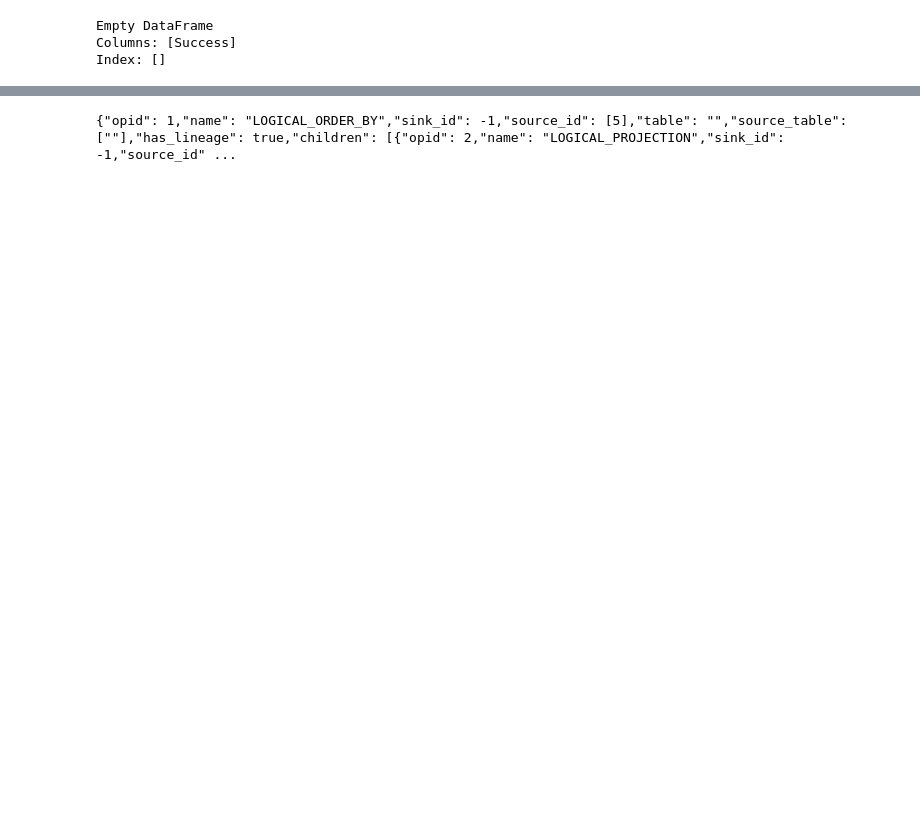
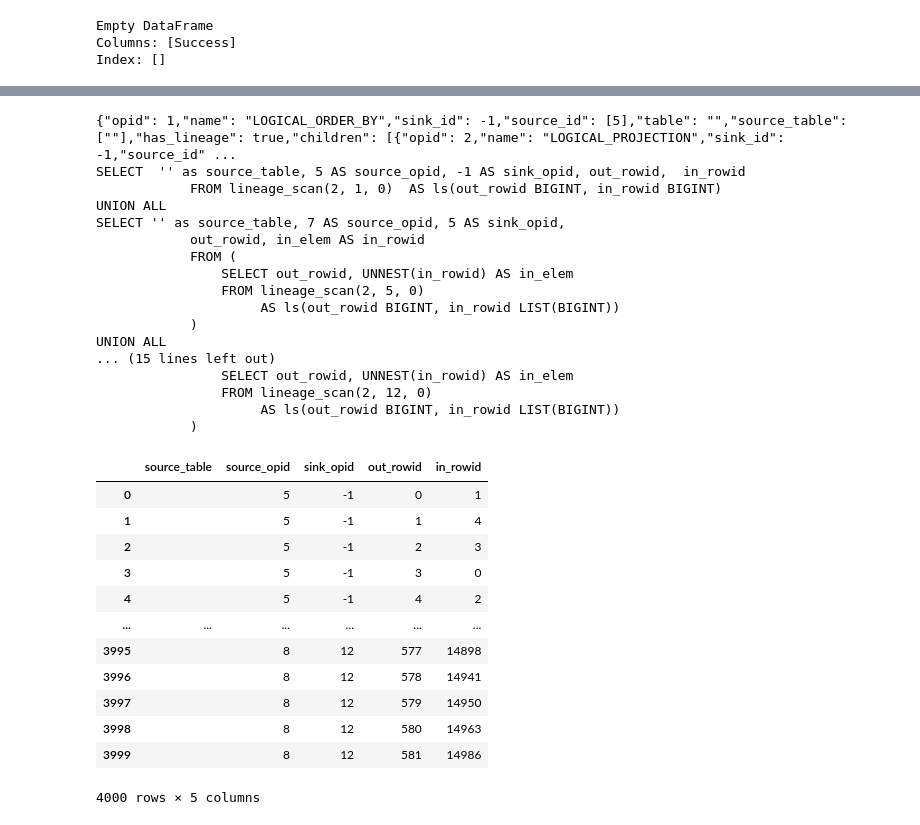
Before and after one commit to haneensa/lineage, a Jupyter notebook: scripts/lineage_api.ipynb, the cells around one changed output, grey strips where cells are left out. Cells and saved outputs as stored; diff of their text form; code cells hidden in the pictures; blank space fills up the shorter version.

```diff
--- a/scripts/lineage_api.ipynb
+++ b/scripts/lineage_api.ipynb
@@ -100,5 +123,16 @@ SELECT l_returnflag, l_linestatus, sum(l_quantity) AS sum_qty, sum(l_extendedpri
 # %%
 # TODO: construct lineage queries for delim
+
+def get_plan():
+    meta = con.execute("select * from pragma_latest_qid()").df()
+    if len(meta) == 0: return None, None
+    latest = len(meta)-1
+    query_id = meta['query_id'][latest]
+    plan_str = meta['plan'][latest]
+    print(plan_str)
+    plan_safe = re.sub(r": (\w+)", r': "\1"', plan_str)
+    plan = ast.literal_eval(plan_safe)
+    return plan, query_id
 
 # TODO: support delim join
 def extract_lineage_queries(query_id, node):
@@ -109,7 +143,7 @@ def extract_lineage_queries(query_id, node):
     has_lineage = node.get("has_lineage", "false") == "true"
     children = node.get("children", [])
     is_join = "JOIN" in node["name"] and len(children) == 2
-    needs_unnest = node["name"] in ["LOGICAL_AGGREGATE_AND_GROUP_BY"]
+    needs_unnest = node["name"] in ["LOGICAL_AGGREGATE_AND_GROUP_BY", "LOGICAL_DELIM_GET"]
     has_children = children != "NULL" and children != None
     # If current node has lineage, emit a query
     if has_lineage:
@@ -122,33 +156,63 @@ def extract_lineage_queries(query_id, node):
             out_rowid, in_elem AS in_rowid
             FROM (
                 SELECT out_rowid, UNNEST(in_rowid) AS in_elem
                 FROM lineage_scan({query_id}, {opid}, 0)
                      AS ls(out_rowid BIGINT, in_rowid LIST(BIGINT))
             )
             """.strip())
         else:
             queries.append(f"""SELECT  '{src_table}' as source_table, {src_opid} AS source_opid, {parent_id} AS sink_opid, out_rowid,  in_rowid
             FROM lineage_scan({query_id}, {opid}, 0)  AS ls(out_rowid BIGINT, in_rowid BIGINT)""".strip())
         if is_join:
             rhs_opid = node["source_id"][1]
             rhs_table = node["source_table"][1]
             queries.append(f"""SELECT  '{rhs_table}' as source_table, {rhs_opid} AS source_opid, {parent_id} AS sink_opid, out_rowid,  in_rowid
             FROM lineage_scan({query_id}, {opid}, 1)  AS ls(out_rowid BIGINT, in_rowid BIGINT)""".strip())
 
     if not has_children: return queries
     for i, child in enumerate(children):
         queries.extend(extract_lineage_queries(query_id, child))
 
     return queries
 
 plan, query_id = get_plan()
-#lineage = None
+lineage = None
 if plan:
     queries = extract_lineage_queries(query_id, plan)
     final_sql = "\nUNION ALL\n".join(queries)
-    #print(final_sql)
-    #lineage = con.execute(final_sql).df()
+    print(final_sql)
+    lineage = con.execute(final_sql).df()
+lineage
     #con.execute("PRAGMA clear_lineage")
 #lineage
 # %% [output]
 {"opid": 1,"name": "LOGICAL_ORDER_BY","sink_id": -1,"source_id": [5],"table": "","source_table": [""],"has_lineage": true,"children": [{"opid": 2,"name": "LOGICAL_PROJECTION","sink_id": -1,"source_id" ...
+SELECT  '' as source_table, 5 AS source_opid, -1 AS sink_opid, out_rowid,  in_rowid
+            FROM lineage_scan(2, 1, 0)  AS ls(out_rowid BIGINT, in_rowid BIGINT)
+UNION ALL
+SELECT '' as source_table, 7 AS source_opid, 5 AS sink_opid,
+            out_rowid, in_elem AS in_rowid
+            FROM (
+                SELECT out_rowid, UNNEST(in_rowid) AS in_elem
+                FROM lineage_scan(2, 5, 0)
+                     AS ls(out_rowid BIGINT, in_rowid LIST(BIGINT))
+            )
+UNION ALL
+... (15 lines left out)
+                SELECT out_rowid, UNNEST(in_rowid) AS in_elem
+                FROM lineage_scan(2, 12, 0)
+                     AS ls(out_rowid BIGINT, in_rowid LIST(BIGINT))
+            )
+|  | source_table | source_opid | sink_opid | out_rowid | in_rowid |
+| 0 |  | 5 | -1 | 0 | 1 |
+| 1 |  | 5 | -1 | 1 | 4 |
+| 2 |  | 5 | -1 | 2 | 3 |
+| 3 |  | 5 | -1 | 3 | 0 |
+| 4 |  | 5 | -1 | 4 | 2 |
+| ... | ... | ... | ... | ... | ... |
+| 3995 |  | 8 | 12 | 577 | 14898 |
+| 3996 |  | 8 | 12 | 578 | 14941 |
+| 3997 |  | 8 | 12 | 579 | 14950 |
+| 3998 |  | 8 | 12 | 580 | 14963 |
+| 3999 |  | 8 | 12 | 581 | 14986 |
+4000 rows × 5 columns
```
Also changed, not shown: parts of 4 cells of this notebook, 8 other files.
